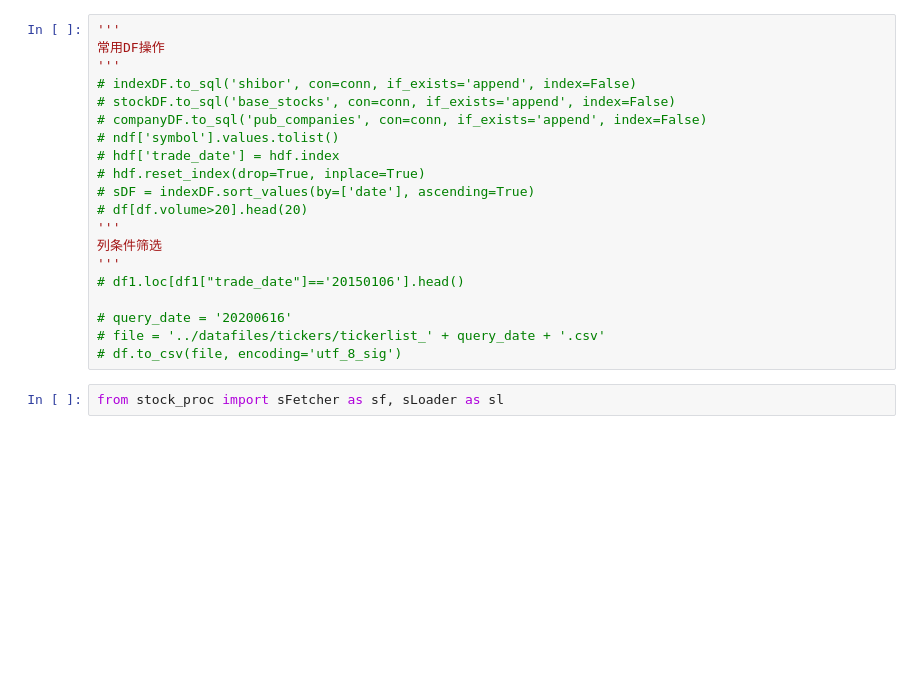
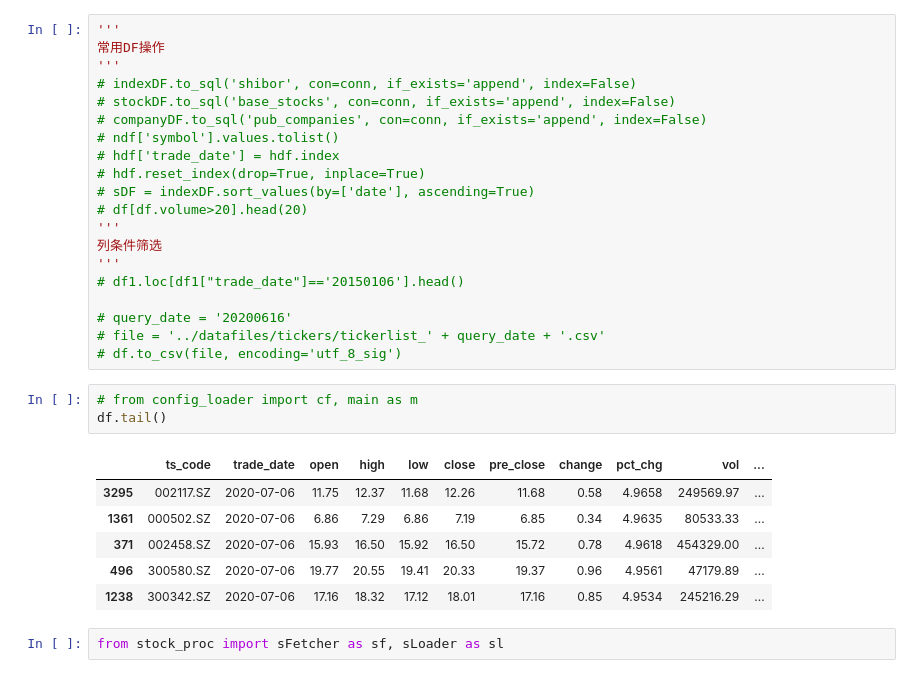
Before and after one commit to wd64759/quants, a Jupyter notebook: quants/stock_playground.ipynb, the cells around one changed output. Cells and saved outputs as stored; diff of their text form; blank space fills up the shorter version.

```diff
--- a/quants/stock_playground.ipynb
+++ b/quants/stock_playground.ipynb
@@ -109,6 +109,16 @@ plt.show()
 # query_date = '20200616'
 # file = '../datafiles/tickers/tickerlist_' + query_date + '.csv'
 # df.to_csv(file, encoding='utf_8_sig')
+# %%
+# from config_loader import cf, main as m
+df.tail()
+# %% [output]
+|  | ts_code | trade_date | open | high | low | close | pre_close | change | pct_chg | vol | ... |
+| 3295 | 002117.SZ | 2020-07-06 | 11.75 | 12.37 | 11.68 | 12.26 | 11.68 | 0.58 | 4.9658 | 249569.97 | ... |
+| 1361 | 000502.SZ | 2020-07-06 | 6.86 | 7.29 | 6.86 | 7.19 | 6.85 | 0.34 | 4.9635 | 80533.33 | ... |
+| 371 | 002458.SZ | 2020-07-06 | 15.93 | 16.50 | 15.92 | 16.50 | 15.72 | 0.78 | 4.9618 | 454329.00 | ... |
+| 496 | 300580.SZ | 2020-07-06 | 19.77 | 20.55 | 19.41 | 20.33 | 19.37 | 0.96 | 4.9561 | 47179.89 | ... |
+| 1238 | 300342.SZ | 2020-07-06 | 17.16 | 18.32 | 17.12 | 18.01 | 17.16 | 0.85 | 4.9534 | 245216.29 | ... |
 # %%
 from stock_proc import sFetcher as sf, sLoader as sl
 # %%
```
Also changed, not shown: parts of 15 cells of this notebook, 2 other files.
